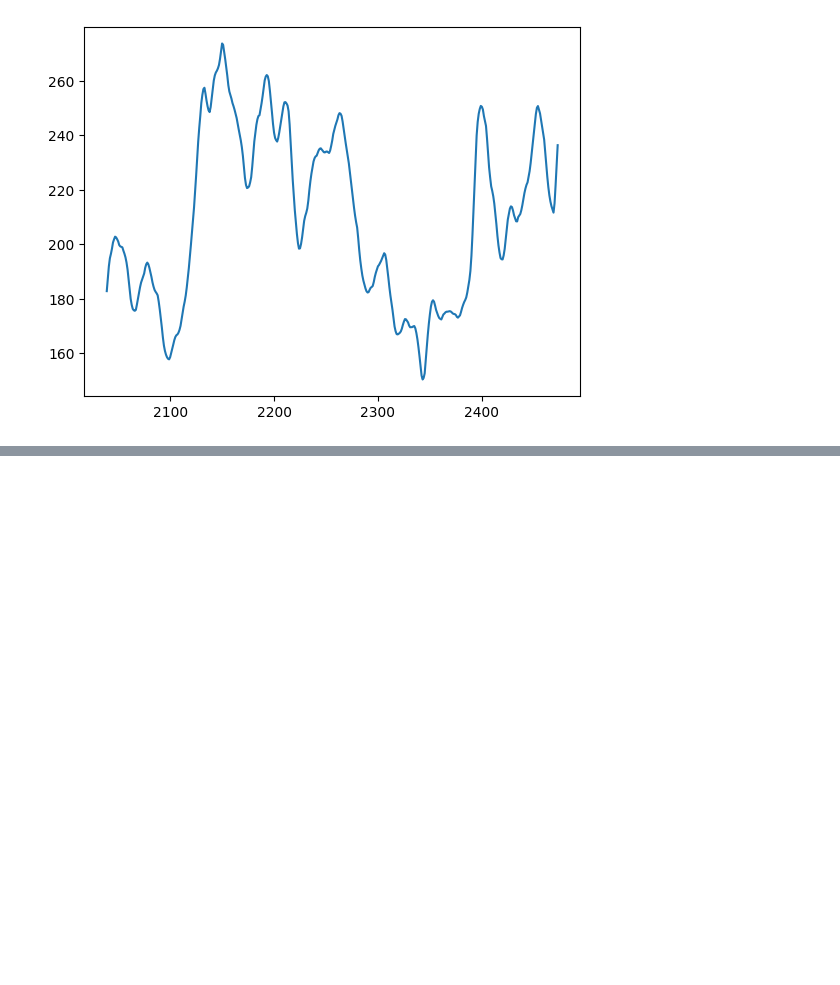
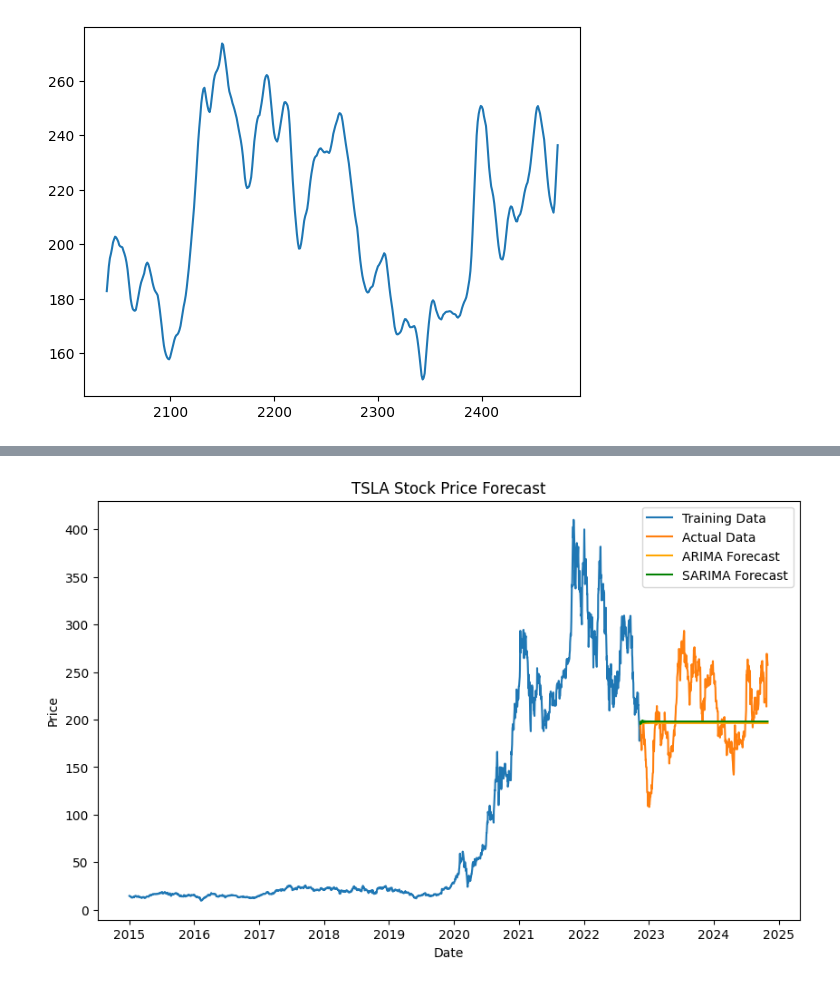
Before and after one commit to dani6566/PredictivePortfolio, a Jupyter notebook: Notebooks/Model.ipynb, the cells around one changed output, grey strips where cells are left out. Cells and saved outputs as stored; diff of their text form; code cells hidden in the pictures; blank space fills up the shorter version.

```diff
--- a/Notebooks/Model.ipynb
+++ b/Notebooks/Model.ipynb
@@ -2,7 +2,9 @@
 import numpy as np
 # %%
 import pandas as pd
-df = pd.read_csv("/content/TSLA_historical_data.csv")
+Tesla_df = pd.read_csv("/content/TSLA_historical_data.csv")
+Vanguard_BND_df = pd.read_csv('/content/BND_historical_data.csv')
+SPY_df = pd.read_csv('/content/SPY_historical_data.csv')
 # %%
 prices = df['Adj Close']
 
@@ -199,0 +218,91 @@ plt.plot(test.index[60:], lstm_forecast, label="LSTM Forecast")
+# %%
+import pandas as pd
+import numpy as np
+from pmdarima import auto_arima
+from statsmodels.tsa.arima.model import ARIMA
+from statsmodels.tsa.statespace.sarimax import SARIMAX
+from sklearn.metrics import mean_absolute_error, mean_squared_error
+
+# Define a function to load and preprocess each dataset
+def load_data(file_path):
+    df = pd.read_csv(file_path, parse_dates=['Date'], index_col='Date')
+    df = df.asfreq('B')  # Set frequency to business days
+    df = df.fillna(method='ffill')  # Fill any missing values
+    return df
+
+# Define a function to split the dataset into training and testing sets
+def train_test_split(df, test_size=0.2):
+    split_index = int(len(df) * (1 - test_size))
+    train = df.iloc[:split_index]
+    test = df.iloc[split_index:]
+    return train, test
+
+# Define a function to calculate evaluation metrics
+def evaluate_forecast(true, pred):
+    mae = mean_absolute_error(true, pred)
+    rmse = np.sqrt(mean_squared_error(true, pred))
+    mape = np.mean(np.abs((true - pred) / true)) * 100
+    return mae, rmse, mape
+
+# ARIMA and SARIMA model training function
+def train_arima_sarima(train, order, seasonal_order=None):
+    if seasonal_order:
+        model = SARIMAX(train, order=order, seasonal_order=seasonal_order)
+    else:
+        model = ARIMA(train, order=order)
+    fitted_model = model.fit()
+    return fitted_model
+
+# Load datasets for TSLA, BND, SPY
+datasets = {
+    'TSLA': "/content/TSLA_historical_data.csv",
+    'BND': '/content/BND_historical_data.csv',
+    'SPY': '/content/SPY_historical_data.csv'
+}
+
+results = {}
+
+for asset, file_path in datasets.items():
+    # Load and preprocess data
+    df = load_data(file_path)
+    train, test = train_test_split(df['Adj Close'])  # Adjust column as necessary
+
+    # Model Selection: Use auto_arima for optimal order
+    arima_order = auto_arima(train, seasonal=False, trace=True).order
+    seasonal_order = auto_arima(train, seasonal=True, trace=True, m=12).seasonal_order  # m=12 for monthly seasonality
+
+    # Train ARIMA
+    arima_model = train_arima_sarima(train, order=arima_order)
+    arima_forecast = arima_model.forecast(steps=len(test))
+    arima_mae, arima_rmse, arima_mape = evaluate_forecast(test, arima_forecast)
+
+    # Train SARIMA
+    sarima_model = train_arima_sarima(train, order=arima_order, seasonal_order=seasonal_order)
+    sarima_forecast = sarima_model.forecast(steps=len(test))
+    sarima_mae, sarima_rmse, sarima_mape = evaluate_forecast(test, sarima_forecast)
+
+    # Store results
+    results[asset] = {
+        'ARIMA': {'MAE': arima_mae, 'RMSE': arima_rmse, 'MAPE': arima_mape},
+        'SARIMA': {'MAE': sarima_mae, 'RMSE': sarima_rmse, 'MAPE': sarima_mape}
+    }
+
+    # Plotting forecast vs actuals
+    import matplotlib.pyplot as plt
+    plt.figure(figsize=(10, 6))
+    plt.plot(train.index, train, label='Training Data')
+    plt.plot(test.index, test, label='Actual Data')
+    plt.plot(test.index, arima_forecast, label='ARIMA Forecast', color='orange')
+    plt.plot(test.index, sarima_forecast, label='SARIMA Forecast', color='green')
+    plt.title(f'{asset} Stock Price Forecast')
+    plt.xlabel('Date')
+    plt.ylabel('Price')
+    plt.legend()
+    plt.show()
+
+# Display results
+for asset, metrics in results.items():
+    print(f"Results for {asset}:")
+    for model, values in metrics.items():
+        print(f"  {model} - MAE: {values['MAE']:.2f}, RMSE: {values['RMSE']:.2f}, MAPE: {values['MAPE']:.2f}%")
+# %% [output]
@@ -199,0 +326 @@ plt.plot(test.index[60:], lstm_forecast, label="LSTM Forecast")
+[figure, added]
```
Also changed, not shown: parts of 3 cells of this notebook.
